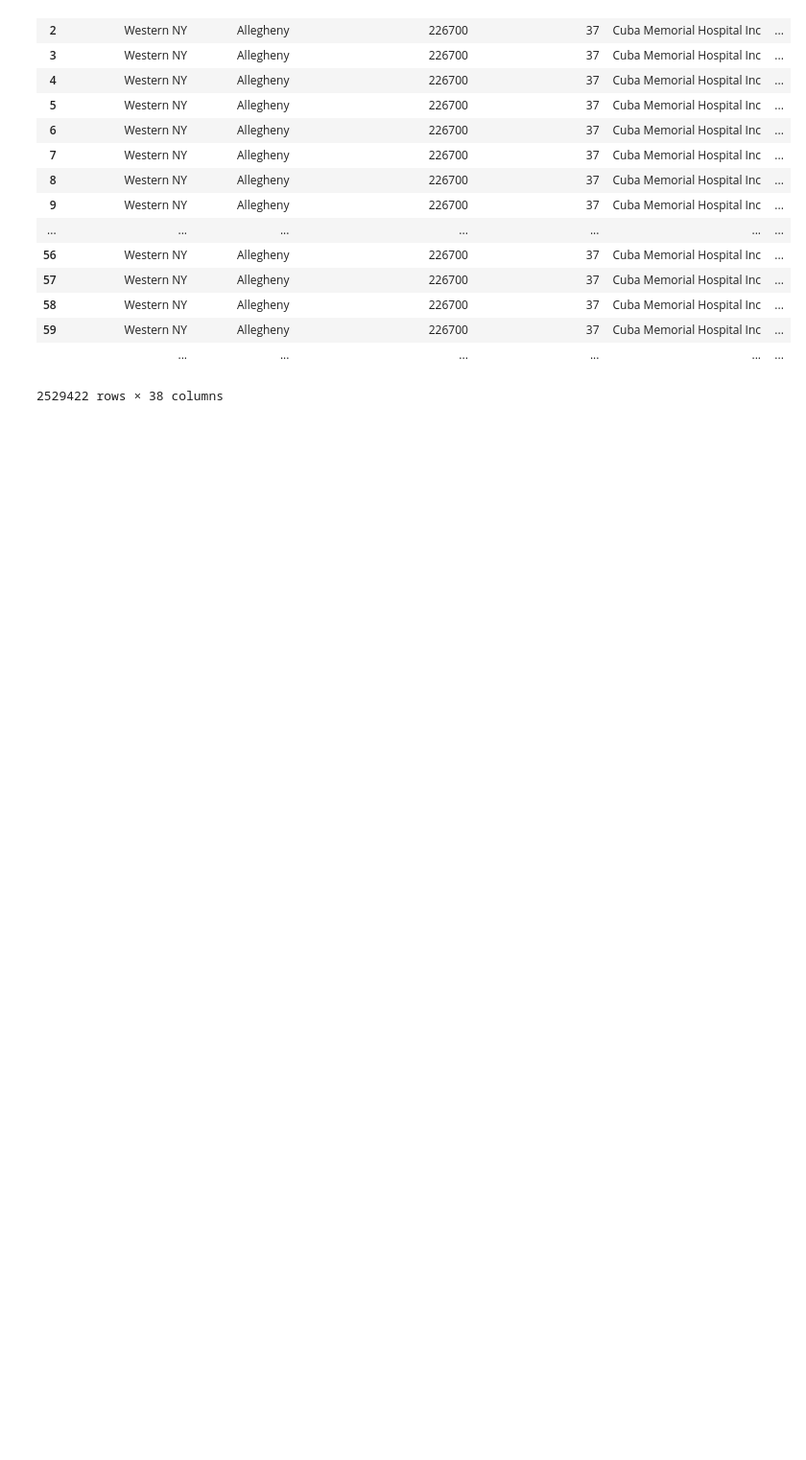
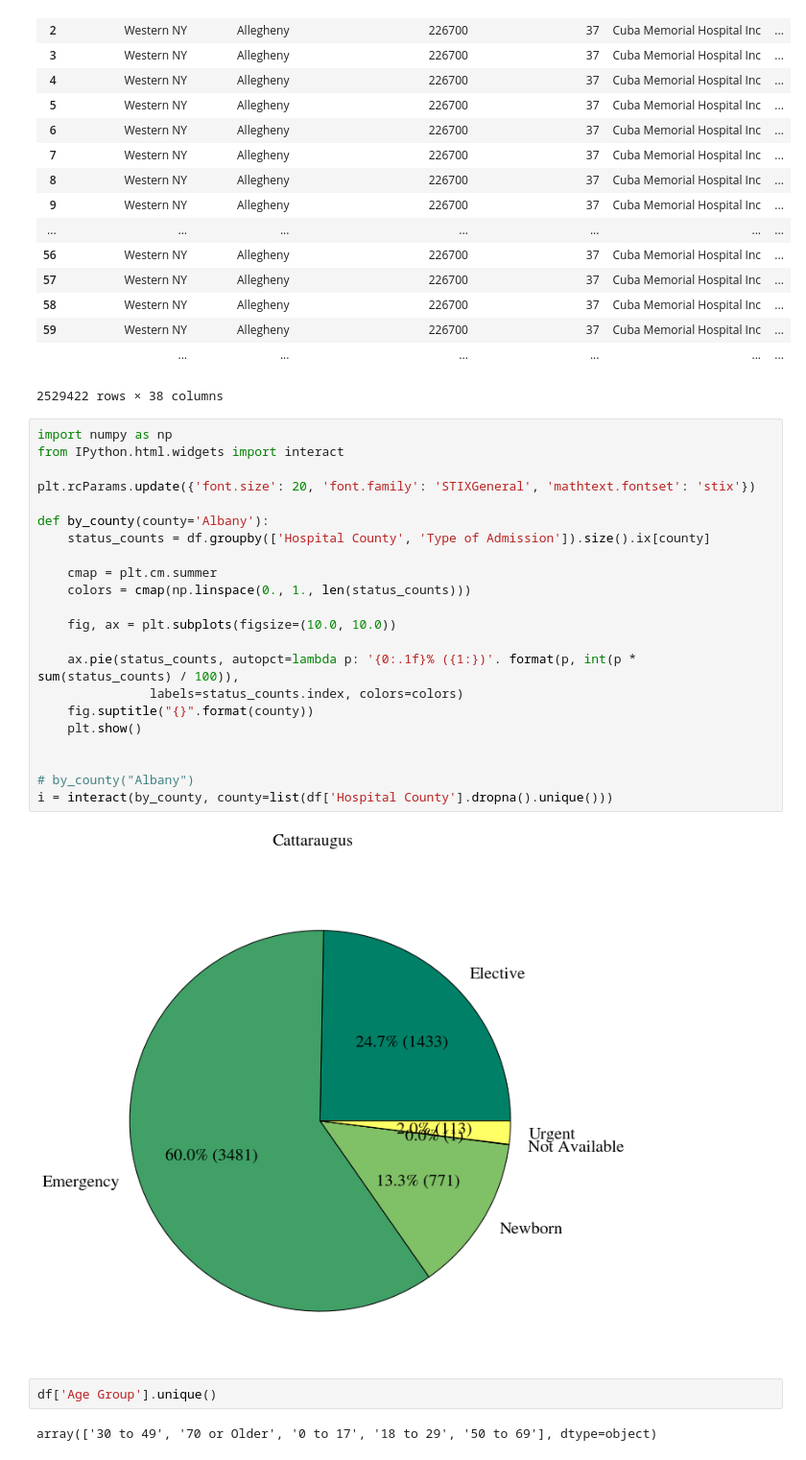
Before and after one commit to SUNY-Albany-CCI/National_Day_of_Civic_Hacking_Albany_2014, a Jupyter notebook: SPARCS.ipynb, the cells around one changed output. Shown at 96% size. Saved outputs shown, nothing was run; the diff lists cells and outputs as text; blank space fills up the shorter version.

```diff
--- a/SPARCS.ipynb
+++ b/SPARCS.ipynb
@@ -84,3 +94,31 @@ df
 | 59 | Western NY | Allegheny | 226700 | 37 | Cuba Memorial Hospital Inc | ... |
 |  | ... | ... | ... | ... | ... | ... |
 2529422 rows × 38 columns
+# %%
+import numpy as np
+from IPython.html.widgets import interact
+
+plt.rcParams.update({'font.size': 20, 'font.family': 'STIXGeneral', 'mathtext.fontset': 'stix'})
+
+def by_county(county='Albany'):
+    status_counts = df.groupby(['Hospital County', 'Type of Admission']).size().ix[county]
+
+    cmap = plt.cm.summer
+    colors = cmap(np.linspace(0., 1., len(status_counts)))
+
+    fig, ax = plt.subplots(figsize=(10.0, 10.0))
+
+    ax.pie(status_counts, autopct=lambda p: '{0:.1f}% ({1:})'. format(p, int(p * sum(status_counts) / 100)),
+               labels=status_counts.index, colors=colors)
+    fig.suptitle("{}".format(county))
+    plt.show()
+
+
+# by_county("Albany")
+i = interact(by_county, county=list(df['Hospital County'].dropna().unique()))
+# %% [output]
+[figure, added]
+# %%
+df['Age Group'].unique()
+# %% [output]
+array(['30 to 49', '70 or Older', '0 to 17', '18 to 29', '50 to 69'], dtype=object)
```
Also changed, not shown: parts of 19 cells of this notebook, 1 other file.
